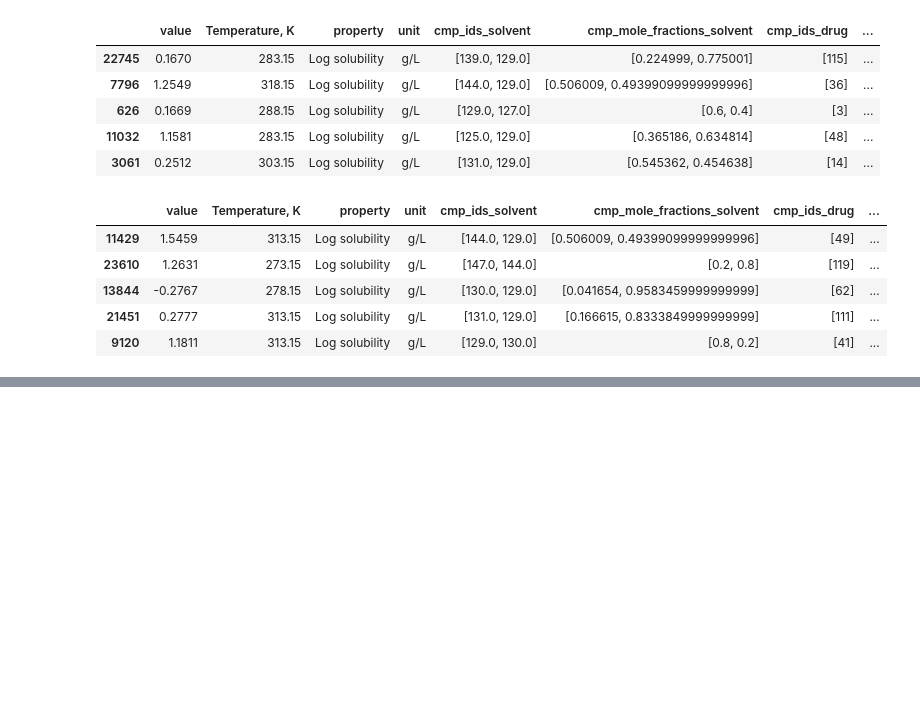
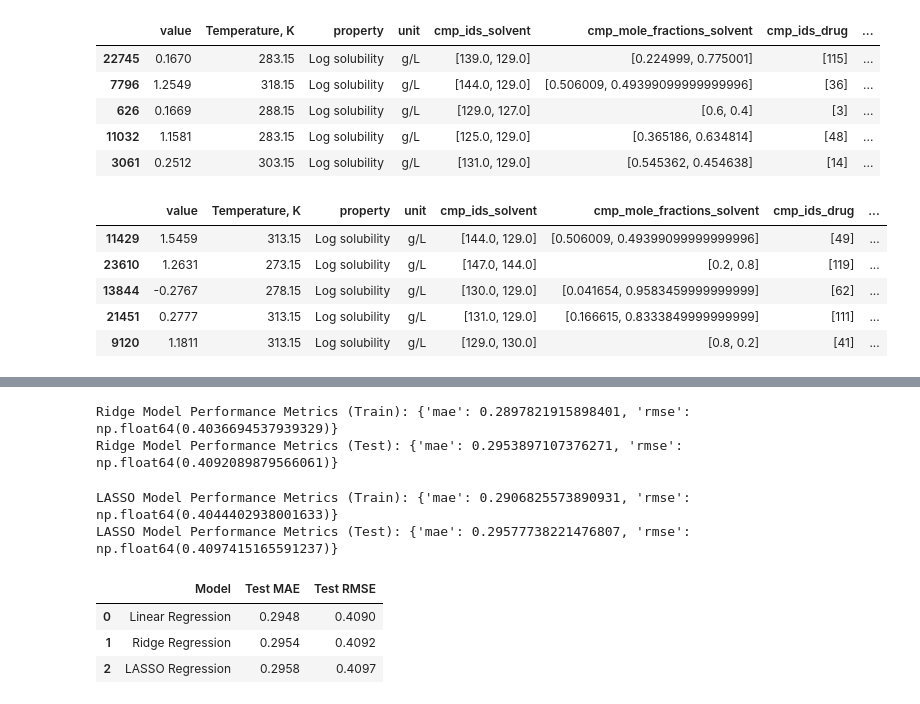
Before and after one commit to nami-nia/CHE1147-Data-Science-Project, a Jupyter notebook: data_cleaning_CL/CheMixHub_Final_Code_Draft.ipynb, the cells around one changed output, grey strips where cells are left out. Drawn from its saved outputs; the diff is of its cells as text; code cells hidden in the pictures; blank space fills up the shorter version.

Commit message:
Add Ridge and LASSO regression models and performance comparison

```diff
--- a/data_cleaning_CL/CheMixHub_Final_Code_Draft.ipynb
+++ b/data_cleaning_CL/CheMixHub_Final_Code_Draft.ipynb
@@ -1956,0 +1959,60 @@ Linear Regression Model Performance Metrics (Test): {'mae': 0.29483727442330215,
+# %%
+# Ridge Regression
+Ridge_Model = make_pipeline(preprocessor, Ridge(alpha=1.0))
+
+Ridge_Model.fit(X_train, train_df[LogSolubility])
+
+ridge_results_train = model_performance_metrics(
+    Ridge_Model, X_train, train_df[LogSolubility]
+)
+
+ridge_results_test = model_performance_metrics(
+    Ridge_Model, X_test, test_df[LogSolubility]
+)
+
+print("Ridge Model Performance Metrics (Train):", ridge_results_train)
+print("Ridge Model Performance Metrics (Test):", ridge_results_test)
+# %% [output]
+Ridge Model Performance Metrics (Train): {'mae': 0.2897821915898401, 'rmse': np.float64(0.4036694537939329)}
+Ridge Model Performance Metrics (Test): {'mae': 0.2953897107376271, 'rmse': np.float64(0.4092089879566061)}
+# %%
+# LASSO Regression
+Lasso_Model = make_pipeline(preprocessor, Lasso(alpha=0.0001, max_iter=10000))
+
+Lasso_Model.fit(X_train, train_df[LogSolubility])
+
+lasso_results_train = model_performance_metrics(
+    Lasso_Model, X_train, train_df[LogSolubility]
+)
+
+lasso_results_test = model_performance_metrics(
+    Lasso_Model, X_test, test_df[LogSolubility]
+)
+
+print("LASSO Model Performance Metrics (Train):", lasso_results_train)
+print("LASSO Model Performance Metrics (Test):", lasso_results_test)
+# %% [output]
+LASSO Model Performance Metrics (Train): {'mae': 0.2906825573890931, 'rmse': np.float64(0.4044402938001633)}
+LASSO Model Performance Metrics (Test): {'mae': 0.29577738221476807, 'rmse': np.float64(0.4097415165591237)}
+# %%
+# Model Performance Comparison
+comparison_df = pd.DataFrame({
+    "Model": ["Linear Regression", "Ridge Regression", "LASSO Regression"],
+    "Test MAE": [
+        linear_regression_results_test["mae"],
+        ridge_results_test["mae"],
+        lasso_results_test["mae"]
+    ],
+    "Test RMSE": [
+        linear_regression_results_test["rmse"],
+        ridge_results_test["rmse"],
+        lasso_results_test["rmse"]
+    ]
+})
+
+display(comparison_df.round(4))
+# %% [output]
+|  | Model | Test MAE | Test RMSE |
+| 0 | Linear Regression | 0.2948 | 0.4090 |
+| 1 | Ridge Regression | 0.2954 | 0.4092 |
+| 2 | LASSO Regression | 0.2958 | 0.4097 |
```
Also changed, not shown: parts of 4 cells of this notebook.
